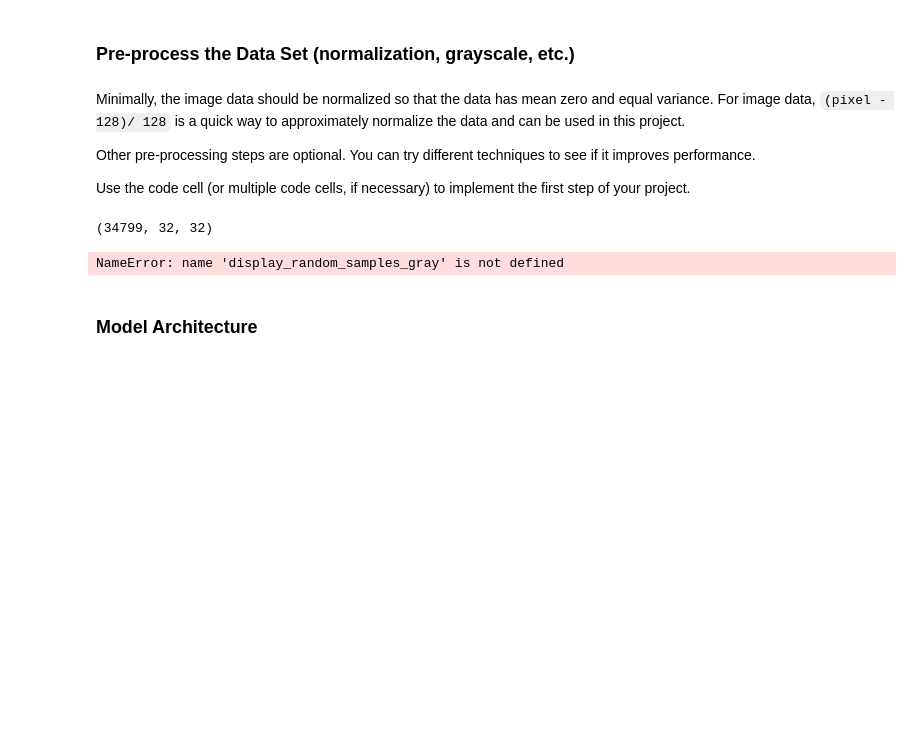
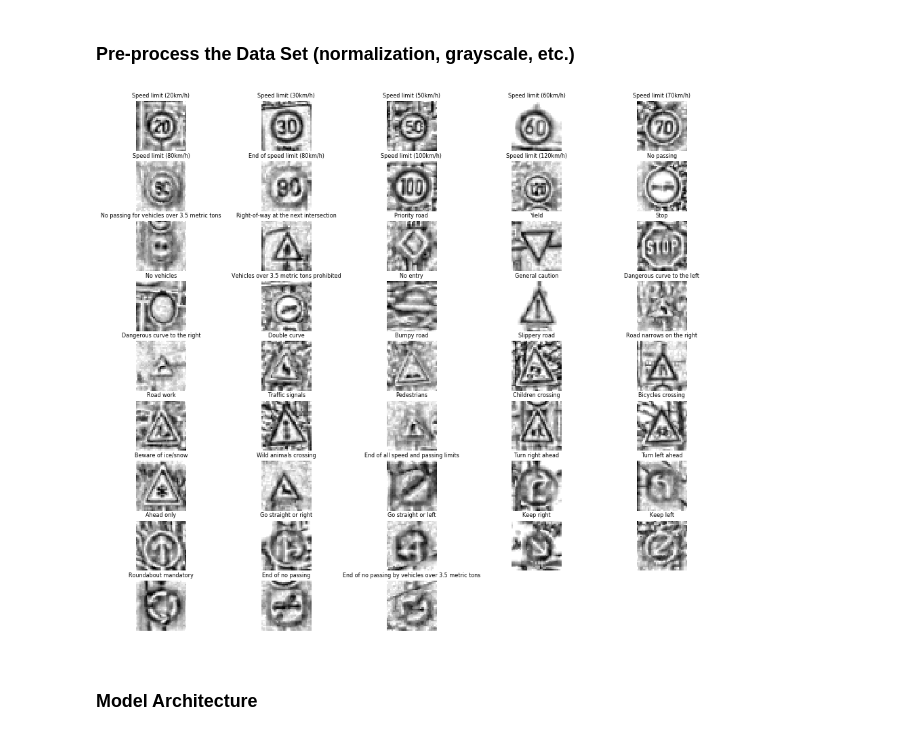
Before and after one commit to alexhagiopol/multiscale-CNN-classifier, a Jupyter notebook: Traffic_Sign_Classifier.ipynb, the cells around one changed output. Cells and saved outputs as stored; diff of their text form; code cells hidden in the pictures; blank space fills up the shorter version.

```diff
--- a/Traffic_Sign_Classifier.ipynb
+++ b/Traffic_Sign_Classifier.ipynb
@@ -158,24 +82,36 @@ Here is an example of a [published baseline model on this problem](http://yann.l
 # %% [markdown]
 ### Pre-process the Data Set (normalization, grayscale, etc.)
-# %% [markdown]
-Minimally, the image data should be normalized so that the data has mean zero and equal variance. For image data, `(pixel - 128)/ 128` is a quick way to approximately normalize the data and can be used in this project.
-
-Other pre-processing steps are optional. You can try different techniques to see if it improves performance.
-
-Use the code cell (or multiple code cells, if necessary) to implement the first step of your project.
-# %%
-### Preprocess the data here. It is required to normalize the data. Other preprocessing steps could include
-### converting to grayscale, etc.
-### Feel free to use as many code cells as needed.
-X_train_norm = (X_train - 128) / 128
-X_train_gray = (X_train[:,:,:,0] / 3 + X_train[:,:,:,1] / 3 + X_train[:,:,:,2] / 3) # grayscale
-X_train_gray_norm = (X_train_gray - 128) / 128
-# %%
-
-print(X_train_gray.shape)
-display_random_samples_gray(X_train_gray, y_train)
-# %% [output]
-(34799, 32, 32)
-NameError: name 'display_random_samples_gray' is not defined
+# %%
+def preprocessing(X_train):
+    # image preprocessing
+    # grayscaling
+    X_train_gray = X_train[:, :, :, 0]
+    for i in range(X_train.shape[0]):
+        X_train_gray[i, :, :] = cv2.cvtColor(X_train[i, :, :], cv2.COLOR_RGB2GRAY)
+    # contrast limited adaptive histogram equalization
+    clahe = cv2.createCLAHE(clipLimit=2.0, tileGridSize=(8, 8))
+    X_train_clahe = X_train_gray
+    for i in range(X_train.shape[0]):
+        X_train_clahe[i, :, :] = clahe.apply(X_train_clahe[i, :, :])
+    # normalize image intensities
+    X_train_clahe = (X_train_clahe / 255) * 2 - 1  # normalize intensity
+    return X_train_clahe
+
+X_train_clahe = preprocessing(X_train)
+X_valid_clahe = preprocessing(X_valid)
+X_test_clahe = preprocessing(X_test)
+
+# re-display same set of images to see difference
+display_index = 0
+plt.figure(figsize=(16,16))
+for sign in indices:
+    sign_name = sign[0]
+    image_index = sign[1]
+    display_index += 1
+    show_image((10, 5, display_index), sign_name, X_train_clahe[image_index])
+plt.show()
+plt.close()
+# %% [output]
+[figure, added]
 # %% [markdown]
 ### Model Architecture
```
Also changed, not shown: parts of 14 cells of this notebook, 2 other files.
